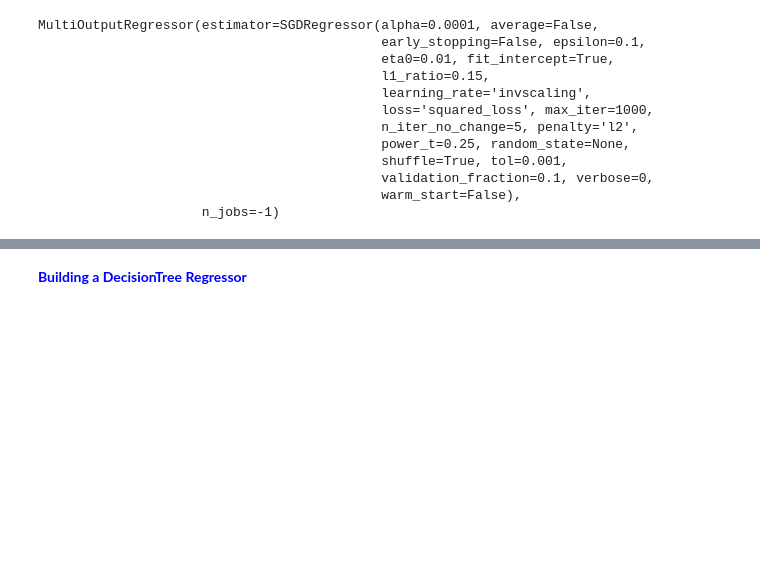
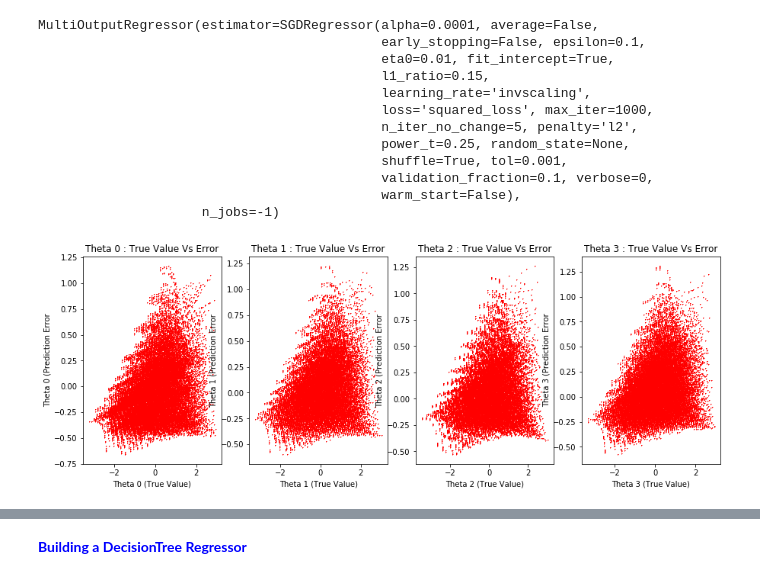
Before and after one commit to Machine-Learning-Tokyo/Agritech, a Jupyter notebook: Suspended_Robot/ML4D/notebooks/ver2.1/modelling_std_ML_algo_multi_output.ipynb, the cells around one changed output, grey strips where cells are left out. Saved outputs shown, nothing was run; the diff lists cells and outputs as text; code cells hidden in the pictures; blank space fills up the shorter version.

```diff
--- a/Suspended_Robot/ML4D/notebooks/ver2.1/modelling_std_ML_algo_multi_output.ipynb
+++ b/Suspended_Robot/ML4D/notebooks/ver2.1/modelling_std_ML_algo_multi_output.ipynb
@@ -92,3 +137,7 @@ MultiOutputRegressor(estimator=SGDRegressor(alpha=0.0001, average=False,
 # %%
 Y_train_pred = multi_sgd_model_def.predict(X_train)
 Y_test_pred = multi_sgd_model_def.predict(X_test)
+# %%
+plot_error(Y_test,Y_test_pred)
+# %% [output]
+[figure, added]
```
Also changed, not shown: parts of 16 cells of this notebook, 6 other files.
